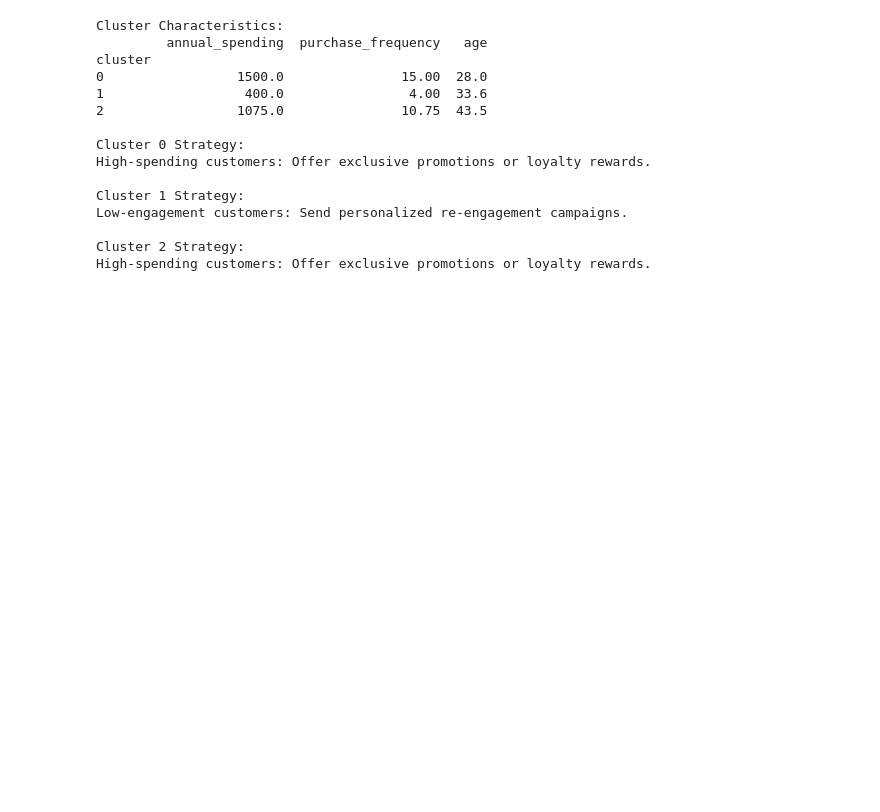
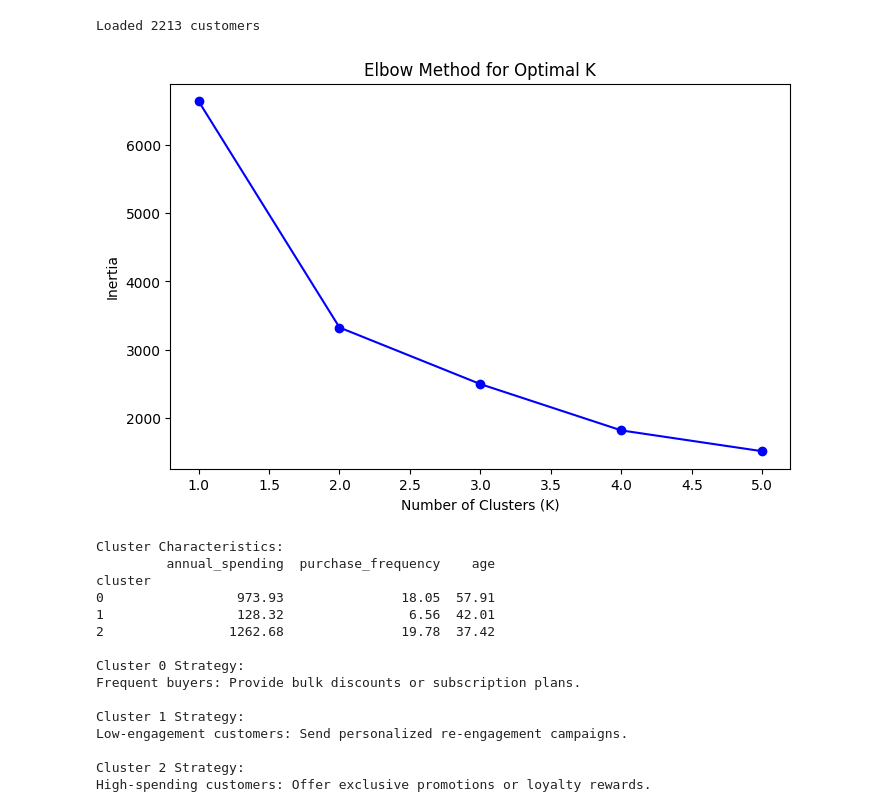
Before and after one commit to johanndeboda/AAI2026, a Jupyter notebook: ML/customer_segmentation.ipynb, the cells around one changed output. Cells and saved outputs as stored; diff of their text form; code cells hidden in the pictures; blank space fills up the shorter version.

```diff
--- a/ML/customer_segmentation.ipynb
+++ b/ML/customer_segmentation.ipynb
@@ -8,7 +8,7 @@ from sklearn.preprocessing import StandardScaler
 import matplotlib.pyplot as plt
 
 # Load the customer segmentation dataset from the repo (tab-separated)
-url = 'https://raw.githubusercontent.com/johanndeboda/AAI2026/refs/heads/2026fall/ML/marketing_campaign.csv'
+url = 'https://raw.githubusercontent.com/johanndeboda/AAI2026/refs/heads/2026fall/ML/customer_segmentation.tsv'
 df = pd.read_csv(url, sep='\t')
 
 # Build the three clustering features
@@ -43,45 +43,47 @@ plt.figure(figsize=(8, 5))
 plt.plot(K, inertia, 'bo-')
 plt.xlabel('Number of Clusters (K)')
 plt.ylabel('Inertia')
 plt.title('Elbow Method for Optimal K')
 plt.savefig('elbow_plot.png')
 plt.show()
 
 # Apply K-Means with optimal K (e.g., 3 based on elbow method)
 optimal_k = 3
 kmeans = KMeans(n_clusters=optimal_k, random_state=42)
 df['cluster'] = kmeans.fit_predict(X_scaled)
 
 # Analyze clusters
 cluster_summary = df.groupby('cluster')[features].mean().round(2)
 print("Cluster Characteristics:")
 print(cluster_summary)
 
 # Example of targeted strategies
 for cluster in range(optimal_k):
     print(f"\nCluster {cluster} Strategy:")
     if cluster_summary.loc[cluster, 'annual_spending'] > 1000:
         print("High-spending customers: Offer exclusive promotions or loyalty rewards.")
     elif cluster_summary.loc[cluster, 'purchase_frequency'] > 10:
         print("Frequent buyers: Provide bulk discounts or subscription plans.")
     else:
         print("Low-engagement customers: Send personalized re-engagement campaigns.")
 
 # Save cluster assignments to CSV
 df.to_csv('customer_segments.csv', index=False)
 # %% [output]
-Cluster Characteristics:
-         annual_spending  purchase_frequency   age
-cluster
-0                 1500.0               15.00  28.0
-1                  400.0                4.00  33.6
-2                 1075.0               10.75  43.5
-
-Cluster 0 Strategy:
-High-spending customers: Offer exclusive promotions or loyalty rewards.
-
-Cluster 1 Strategy:
-Low-engagement customers: Send personalized re-engagement campaigns.
-
-Cluster 2 Strategy:
-High-spending customers: Offer exclusive promotions or loyalty rewards.
+Loaded 2213 customers
+[figure, added]
+Cluster Characteristics:
+         annual_spending  purchase_frequency    age
+cluster
+0                 973.93               18.05  57.91
+1                 128.32                6.56  42.01
+2                1262.68               19.78  37.42
+
+Cluster 0 Strategy:
+Frequent buyers: Provide bulk discounts or subscription plans.
+
+Cluster 1 Strategy:
+Low-engagement customers: Send personalized re-engagement campaigns.
+
+Cluster 2 Strategy:
+High-spending customers: Offer exclusive promotions or loyalty rewards.
```
